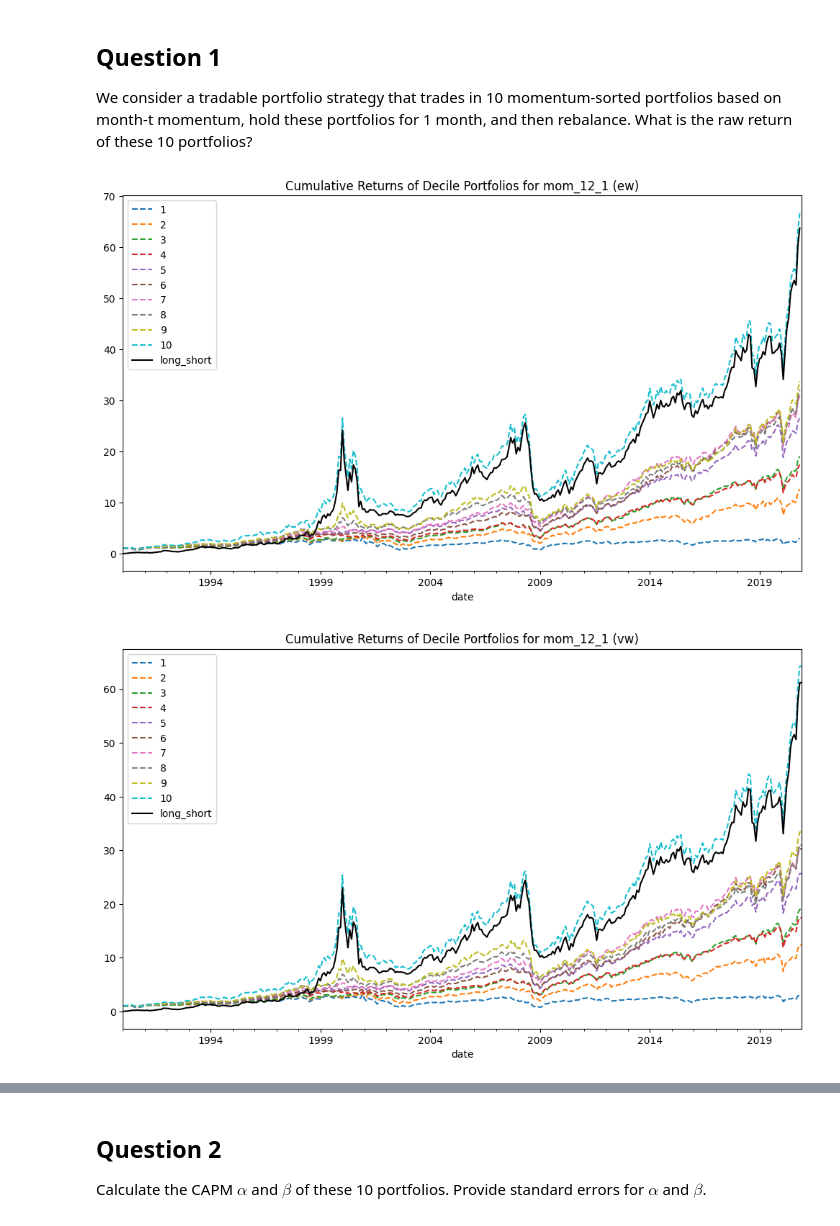
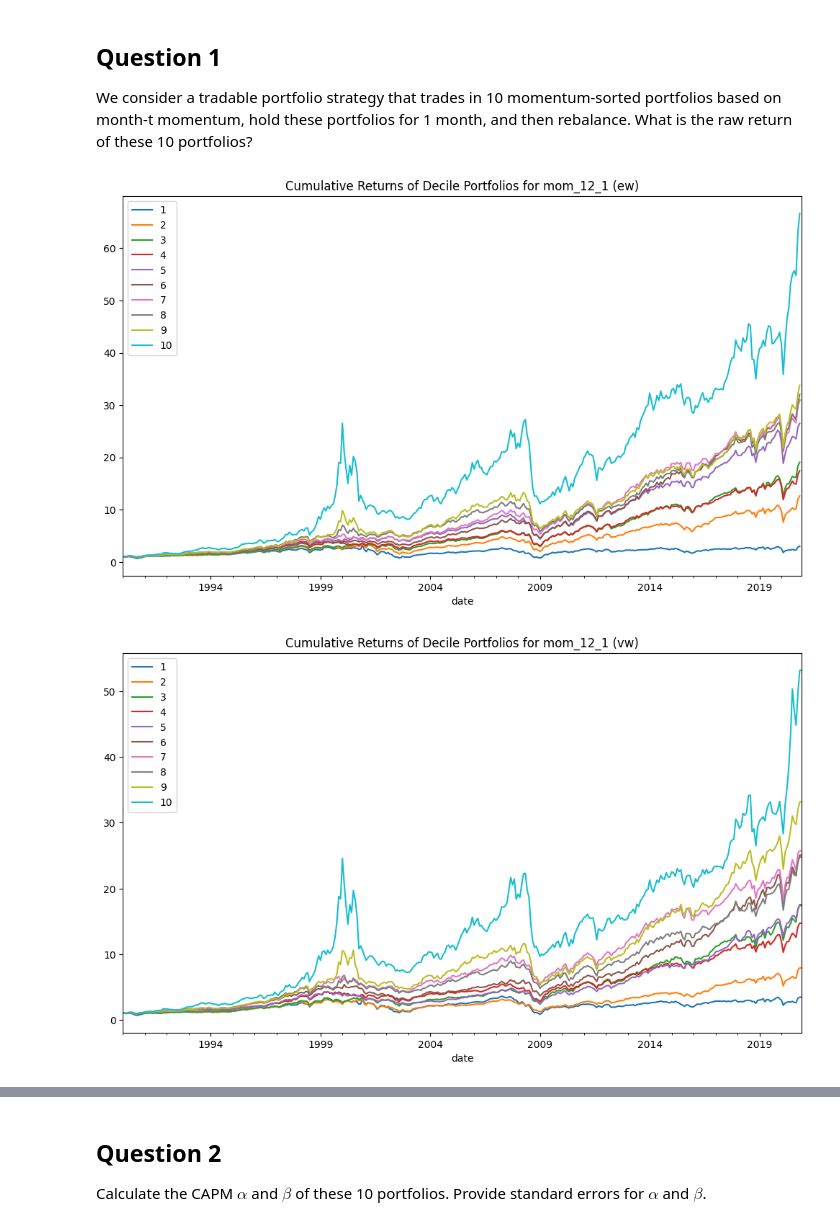
Before and after one commit to shujing-H/2026_behavioral_finance_hw, a Jupyter notebook: hw1/code/hw1.ipynb, the cells around one changed output, grey strips where cells are left out. Cells and saved outputs as stored; diff of their text form; code cells hidden in the pictures.

Commit message:
feat: change the vw to use self-calculated market_cap

```diff
--- a/hw1/code/hw1.ipynb
+++ b/hw1/code/hw1.ipynb
@@ -73,4 +68,5 @@ ff_factors_df = ff_factors_df.with_columns(
 # change the dates in ret_df into date
 ret_df = ret_df.with_columns(
     pl.col("date").cast(str).str.to_date("%Y%m%d").dt.month_end().alias("date"),
+    (pl.col("prc").abs() * pl.col("shrout")).alias("market_cap"),
 )
@@ -178,7 +154,7 @@ def construct_decile_ew_portfolios(
         .sort(["date", "decile"])
     )
 
-    return portfolio_returns
+    return portfolio_returns, df
 
 
 def construct_decile_vw_portfolios(
@@ -223,7 +199,7 @@ def construct_decile_vw_portfolios(
         .sort(["date", "decile"])
     )
 
-    return portfolio_returns
+    return portfolio_returns, df
 
 
 def construct_decile_rw_portfolios(
@@ -273,7 +249,7 @@ def construct_decile_rw_portfolios(
         .sort(["date", "decile"])
     )
 
-    return portfolio_returns
+    return portfolio_returns, df
 
 
 def plot_decile_portfolios(
@@ -301,15 +277,12 @@ def plot_decile_portfolios(
             values="cumulative_return",
             aggregate_function=None,
         )
-        .with_columns(
-            (pl.col("10") - pl.col("1")).alias("long_short"),
-        )
         .to_pandas()
         .set_index("date")
     )
 
-    portfolio_returns_df_pd.iloc[:, :-1].plot(figsize=(10, 6), linestyle="--")
-    portfolio_returns_df_pd.iloc[:, -1].plot(figsize=(10, 6), color="black")
+    portfolio_returns_df_pd.plot(figsize=(10, 6))
+    # portfolio_returns_df_pd.iloc[:, -1].plot(figsize=(10, 6), color="black")
     plt.legend(loc="upper left")
     plt.tight_layout()
     plt.title(f"Cumulative Returns of Decile Portfolios for {signal_name}")
@@ -317,25 +290,30 @@ def plot_decile_portfolios(
 
     return pl.DataFrame(portfolio_returns_df_pd.reset_index())
 # %%
+# construct the signal
 mom_12_1_df = construct_momentum_12_1(ret_df)
-ew_portfolio_returns_df = construct_decile_ew_portfolios(
+
+# construct the portfolios
+ew_portfolio_returns_df, ew_df = construct_decile_ew_portfolios(
     mom_12_1_df, "mom_12_1", ret_df
 )
-vw_portfolio_returns_df = construct_decile_vw_portfolios(
+vw_portfolio_returns_df, vw_df = construct_decile_vw_portfolios(
     mom_12_1_df, "mom_12_1", ret_df
 )
-rw_portfolio_returns_df = construct_decile_rw_portfolios(
+rw_portfolio_returns_df, _ = construct_decile_rw_portfolios(
     mom_12_1_df, "mom_12_1", ret_df
 )
+
+# plot the decile portfolios
 ew_portfolio_returns_df_pivoted = plot_decile_portfolios(
     ew_portfolio_returns_df, "mom_12_1 (ew)"
 )
 vw_portfolio_returns_df_pivoted = plot_decile_portfolios(
     vw_portfolio_returns_df, "mom_12_1 (vw)"
 )
 rw_portfolio_returns_df_pivoted = plot_decile_portfolios(
     rw_portfolio_returns_df, "mom_12_1 (rw)"
 )
 # %% [output]
-[figure, old version]
+[figure, new version]
-[figure, old version]
+[figure, new version]
```
Also changed, not shown: parts of 14 cells of this notebook.
